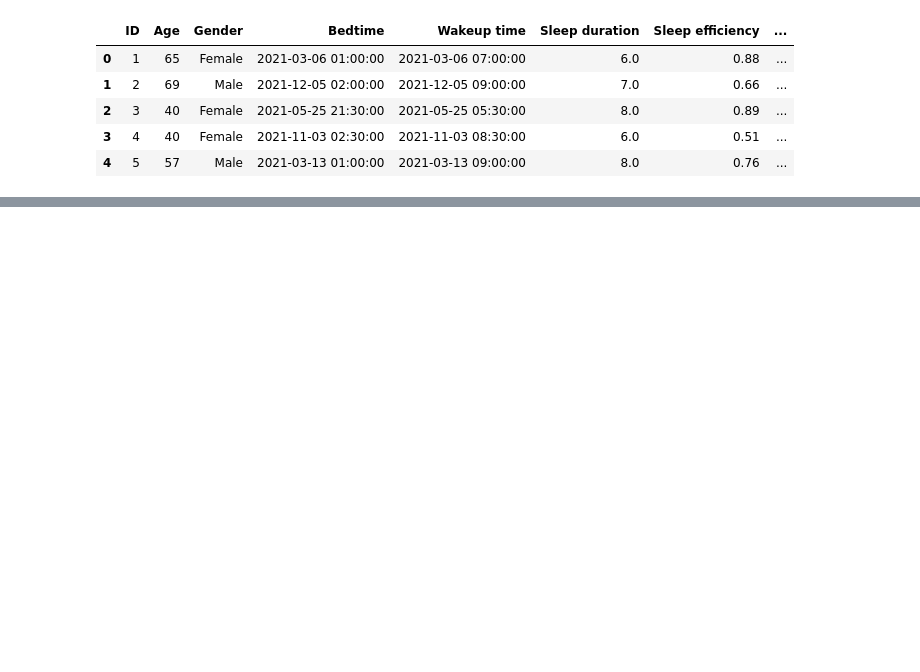
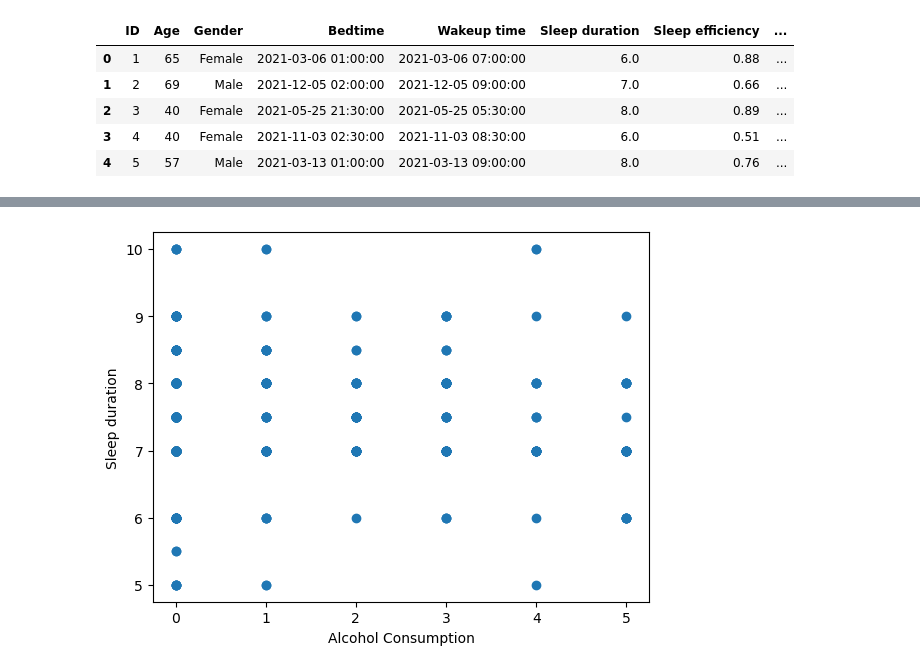
Before and after one commit to JenFreeze/Project_1, a Jupyter notebook: project1.ipynb, the cells around one changed output, grey strips where cells are left out. Cells and saved outputs as stored; diff of their text form; code cells hidden in the pictures; blank space fills up the shorter version.

```diff
--- a/project1.ipynb
+++ b/project1.ipynb
@@ -34,0 +54,8 @@ sleep_df.head()
+# %%
+#Alcohol Consumption vs sleep duration
+plt.scatter(sleep_df["Alcohol consumption"], sleep_df["Sleep duration"])
+plt.xlabel("Alcohol Consumption")
+plt.ylabel("Sleep duration")
+plt.show()
+# %% [output]
+[figure, added]
```
Also changed, not shown: parts of 7 cells of this notebook.
